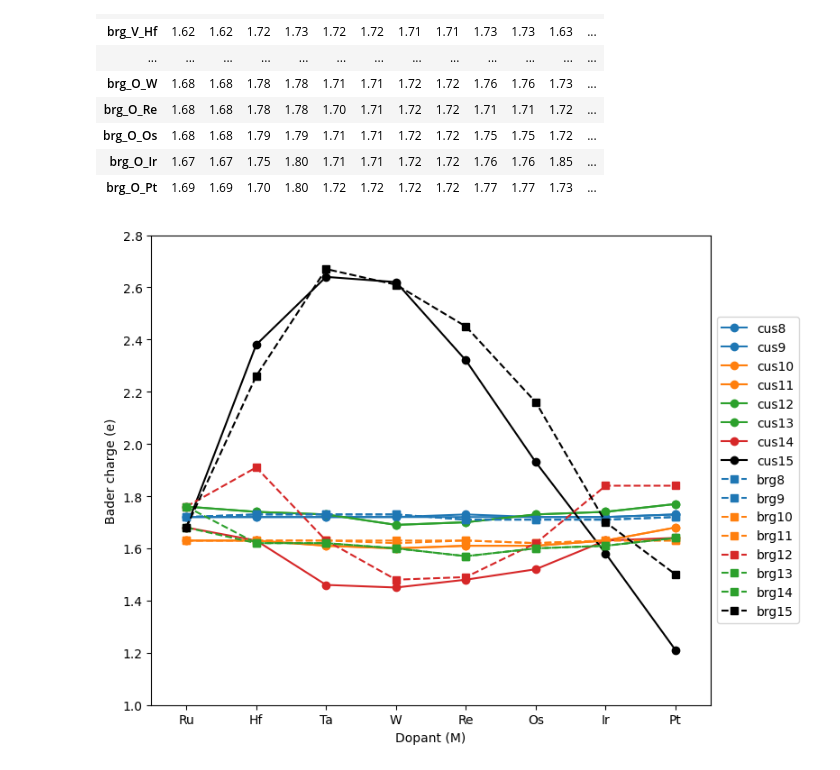
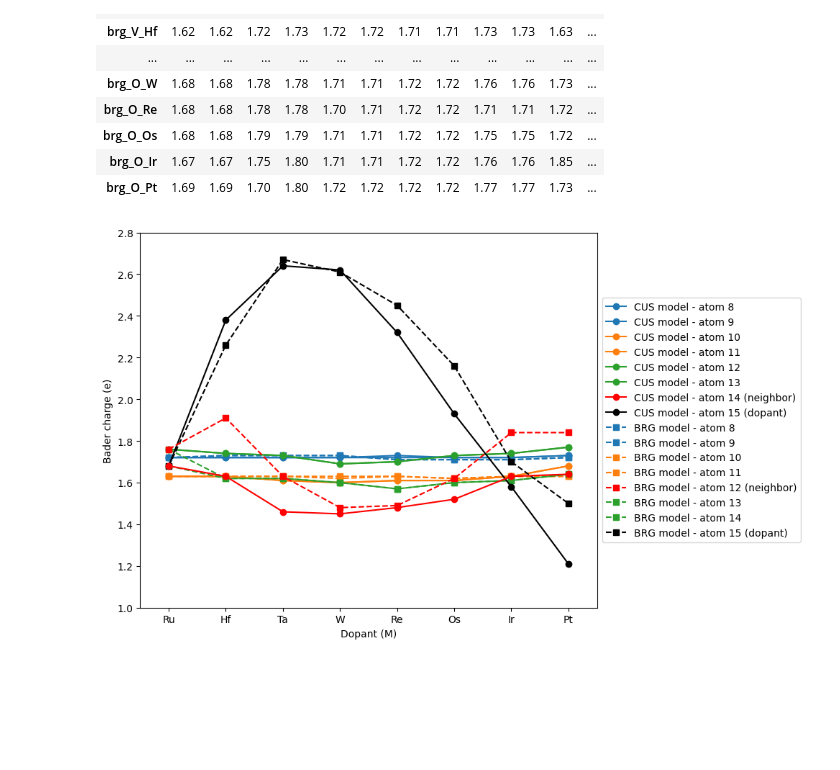
Before and after one commit to jhyeonjung97/tools, a Jupyter notebook: ruo2/icohp2.ipynb, the cells around one changed output. Cells and saved outputs as stored; diff of their text form; code cells hidden in the pictures; blank space fills up the shorter version.

```diff
--- a/ruo2/icohp2.ipynb
+++ b/ruo2/icohp2.ipynb
@@ -16,7 +16,8 @@ pd.set_option('display.max_rows', None)
 pd.set_option('display.width', 20000)
 pd.set_option('display.expand_frame_repr', True)
 
-root = '/Users/hailey/Desktop/3_RuO2/6_ICOHP/4_slab_M-RuO2'
+root = '/Users/jiuy97/Desktop/3_RuO2/6_ICOHP'
+# root = '/Users/hailey/Desktop/3_RuO2/6_ICOHP/4_slab_M-RuO2'
 # oxygen_potential = -4.658724749999999 # 300K
 # oxygen_potential = -4.658724749999999+0.27-0.73 # 700K
 oxygen_potential = -4.658724749999999+0.27-0.85 # 800K
@@ -31,7 +32,7 @@ for dir in ['1_cus_V_V', '2_brg_V_V', '3_cus_O_O', '4_brg_O_O']:
     ads_site = dir.split('_')[1]
     coverage = dir.split('_')[2]
     for e, element in enumerate(elements):
-        path = os.path.join(root, dir, f'{e}_{element}', 'atoms_bader_charge.json')
+        path = os.path.join(root, '4_slab_M-RuO2', dir, f'{e}_{element}', 'atoms_bader_charge.json')
         if os.path.exists(path):
             atoms = read(path)
             chgs = atoms.get_initial_charges()
@@ -59,44 +60,62 @@ data
 | brg_O_Ir | 1.67 | 1.67 | 1.75 | 1.80 | 1.71 | 1.71 | 1.72 | 1.72 | 1.76 | 1.76 | 1.85 | ... |
 | brg_O_Pt | 1.69 | 1.69 | 1.70 | 1.80 | 1.72 | 1.72 | 1.72 | 1.72 | 1.77 | 1.77 | 1.73 | ... |
 # %%
-plt.figure(figsize=(8,6))
+plt.figure(figsize=(10,6))
 
 # colors = ['silver', 'silver', 'black', 'black', 'black', 'black', 'black', 'black',
 colors1 = ['silver', 'silver', 'silver', 'silver', 'silver', 'silver', 'silver', 'silver',
-'tab:blue', 'tab:blue', 'tab:orange', 'tab:orange', 'tab:green', 'tab:green', 'tab:red', 'black']
+'tab:blue', 'tab:blue', 'tab:orange', 'tab:orange', 'tab:green', 'tab:green', 'red', 'black']
 colors2 = ['silver', 'silver', 'silver', 'silver', 'silver', 'silver', 'silver', 'silver',
-'tab:blue', 'tab:blue', 'tab:orange', 'tab:orange', 'tab:red', 'tab:green', 'tab:green', 'black']
+'tab:blue', 'tab:blue', 'tab:orange', 'tab:orange', 'red', 'tab:green', 'tab:green', 'black']
 
 for i in range(8,16):
+    zorder = i
+    if i == 15:
+        label = f'CUS model - atom {i} (dopant)'
+    elif i == 14:
+        label = f'CUS model - atom {i} (neighbor)'
+        zorder = 16
+    else:
+        label = f'CUS model - atom {i}'
     plt.plot(
         elements,
         data[i][0:8],
         marker='o',
-        label=f'cus{i}',
-        color=colors1[i % len(colors1)]
+        label=label,
+        color=colors1[i % len(colors1)],
+        zorder=zorder
     )
 
 for i in range(8,16):
+    zorder = i
+    if i == 15:
+        label = f'BRG model - atom {i} (dopant)'
+    elif i == 12:
+        label = f'BRG model - atom {i} (neighbor)'
+        zorder = 16
+    else:
+        label = f'BRG model - atom {i}'
     plt.plot(
         elements,
         data[i][8:16],
         linestyle='--',
         marker='s',
-        label=f'brg{i}',
-        color=colors2[i % len(colors2)]
+        label=label,
+        color=colors2[i % len(colors2)],
+        zorder=zorder
     )
 
 plt.xlabel('Dopant (M)')
 plt.ylabel('Bader charge (e)')
 plt.ylim(1.0, 2.8)
 
 plt.xlim(-0.5, 7.5)
 plt.xticks(range(len(elements)), elements)
 plt.legend(loc='center left', bbox_to_anchor=(1, 0.5))
 
 plt.tight_layout()
 # plt.savefig(f'{root}/figures/surface_site_preference.png', dpi=dpi, transparent=True, bbox_inches='tight')
 plt.show()
 plt.close()
 # %% [output]
-[figure, old version]
+[figure, new version]
```
Also changed, not shown: parts of 1 cell of this notebook.
